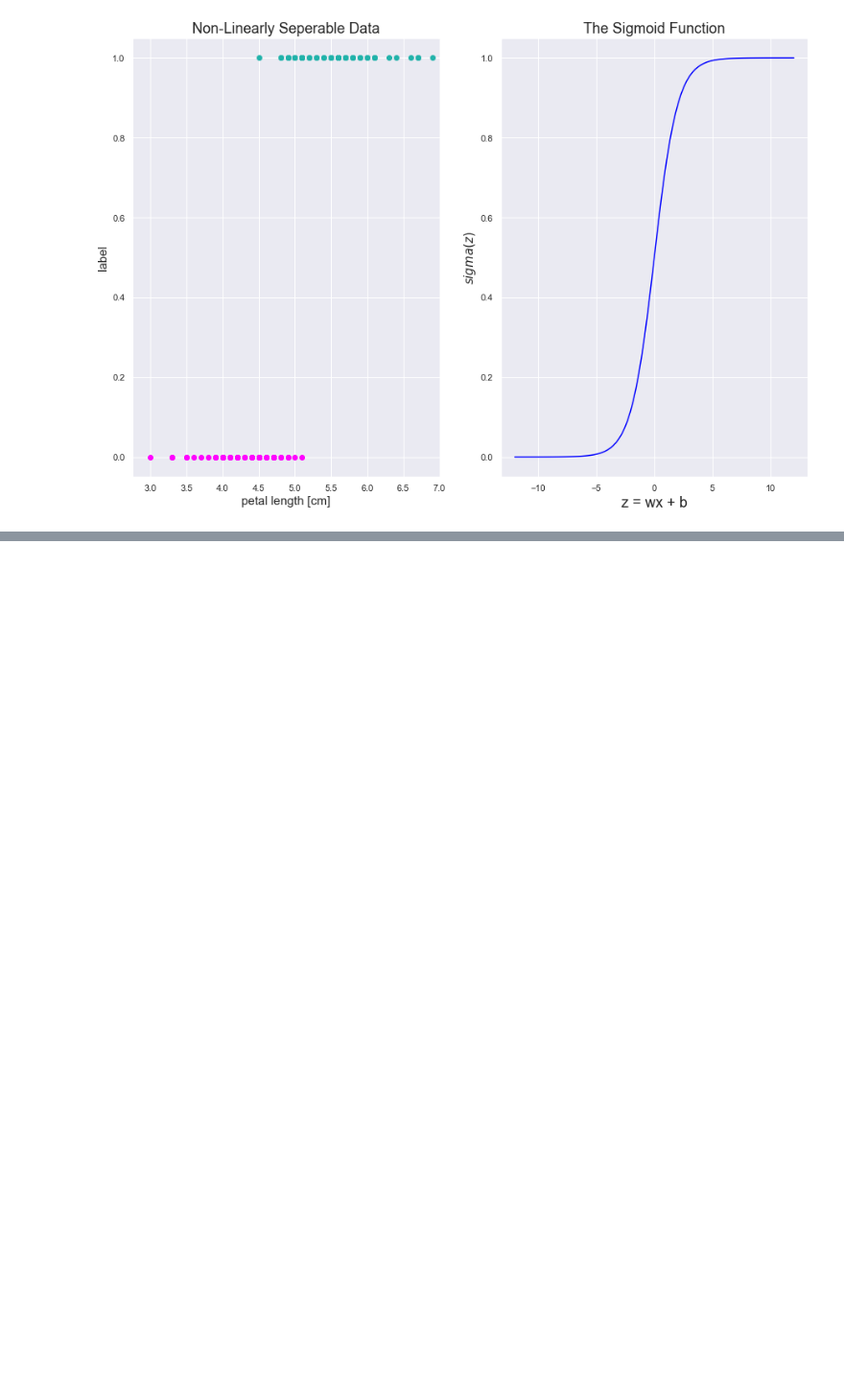
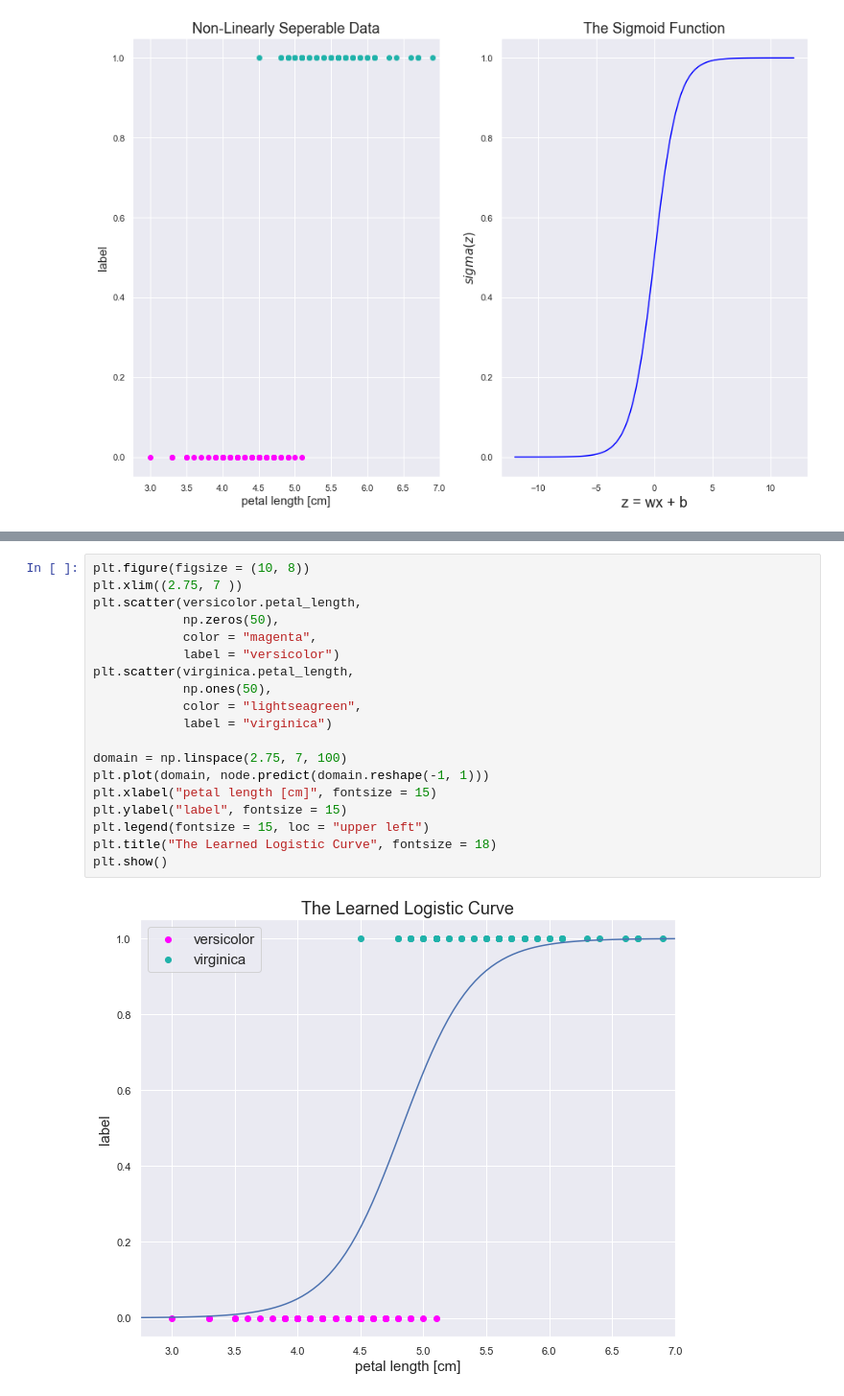
Before and after one commit to RandyRDavila/Data_Science_and_Machine_Learning_Spring_2022, a Jupyter notebook: Lecture_5/Lecture_5_1.ipynb, the cells around one changed output, grey strips where cells are left out. Shown: that part at 96% size. Drawn from its saved outputs; the diff is of its cells as text; blank space fills up the shorter version.

```diff
--- a/Lecture_5/Lecture_5_1.ipynb
+++ b/Lecture_5/Lecture_5_1.ipynb
@@ -289,0 +504,21 @@ Now that we have a plausible loss function, we have a complete single neuron mod
+# %%
+plt.figure(figsize = (10, 8))
+plt.xlim((2.75, 7 ))
+plt.scatter(versicolor.petal_length,
+            np.zeros(50),
+            color = "magenta",
+            label = "versicolor")
+plt.scatter(virginica.petal_length,
+            np.ones(50),
+            color = "lightseagreen",
+            label = "virginica")
+
+domain = np.linspace(2.75, 7, 100)
+plt.plot(domain, node.predict(domain.reshape(-1, 1)))
+plt.xlabel("petal length [cm]", fontsize = 15)
+plt.ylabel("label", fontsize = 15)
+plt.legend(fontsize = 15, loc = "upper left")
+plt.title("The Learned Logistic Curve", fontsize = 18)
+plt.show()
+# %% [output]
+[figure, added]
```
Also changed, not shown: parts of 6 cells of this notebook, 1 other file.
